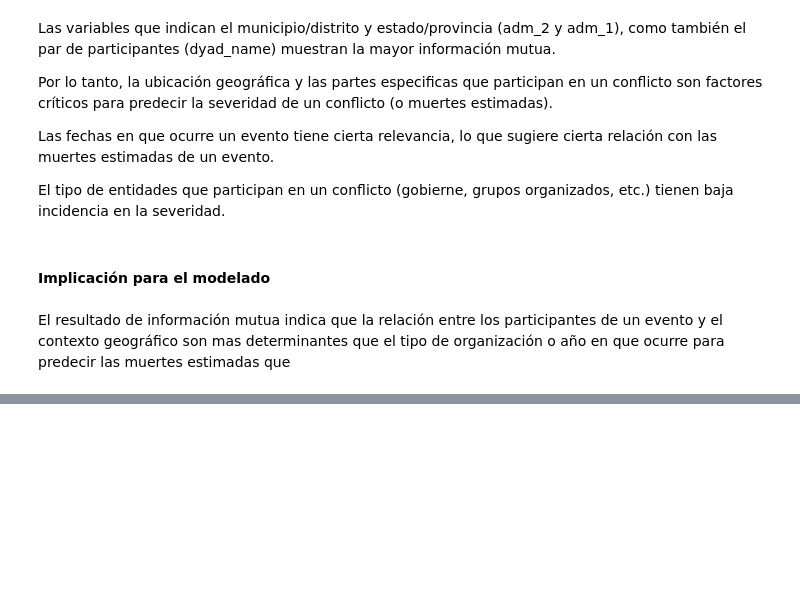
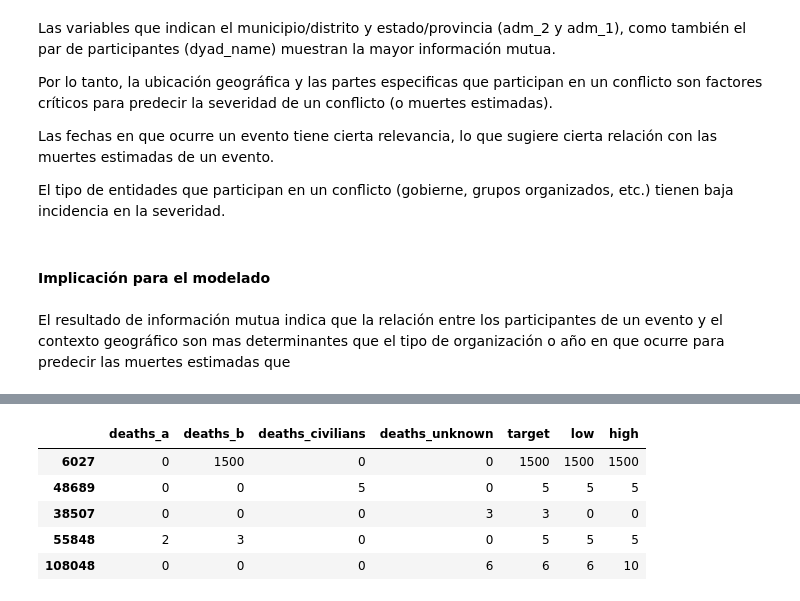
Before and after one commit to SantiagoCasado/CEIA_Analisis_Datos, a Jupyter notebook: add_tp1.ipynb, the cells around one changed output, grey strips where cells are left out. Cells and saved outputs as stored; diff of their text form; code cells hidden in the pictures; blank space fills up the shorter version.

```diff
--- a/add_tp1.ipynb
+++ b/add_tp1.ipynb
@@ -1693,0 +1698,10 @@ El resultado de información mutua indica que la relación entre los participant
+# %%
+# Name_col: date_start	date_end	deaths_a	deaths_b	deaths_civilians	deaths_unknown	best(target) 	low	high
+
+# Se seleccionan las columnas relevantes para PCA
+df_PCA = df_cace[['deaths_a', 'deaths_b', 'deaths_civilians', 'deaths_unknown', 'best', 'low', 'high']].copy()
+
+# Información del DataFrame PCA
+print("Información del DataFrame PCA:")
+df_PCA.info()
+np.shape(df_PCA)
@@ -1693,0 +1725,11 @@ El resultado de información mutua indica que la relación entre los participant
+# %%
+# Renombrar la columna 'best' a 'target' para mayor claridad
+df_PCA = df_PCA.rename(columns={'best': 'target'})
+df_PCA.head()
+# %% [output]
+|  | deaths_a | deaths_b | deaths_civilians | deaths_unknown | target | low | high |
+| 6027 | 0 | 1500 | 0 | 0 | 1500 | 1500 | 1500 |
+| 48689 | 0 | 0 | 5 | 0 | 5 | 5 | 5 |
+| 38507 | 0 | 0 | 0 | 3 | 3 | 0 | 0 |
+| 55848 | 2 | 3 | 0 | 0 | 5 | 5 | 5 |
+| 108048 | 0 | 0 | 0 | 6 | 6 | 6 | 10 |
```
Also changed, not shown: parts of 15 cells of this notebook.
